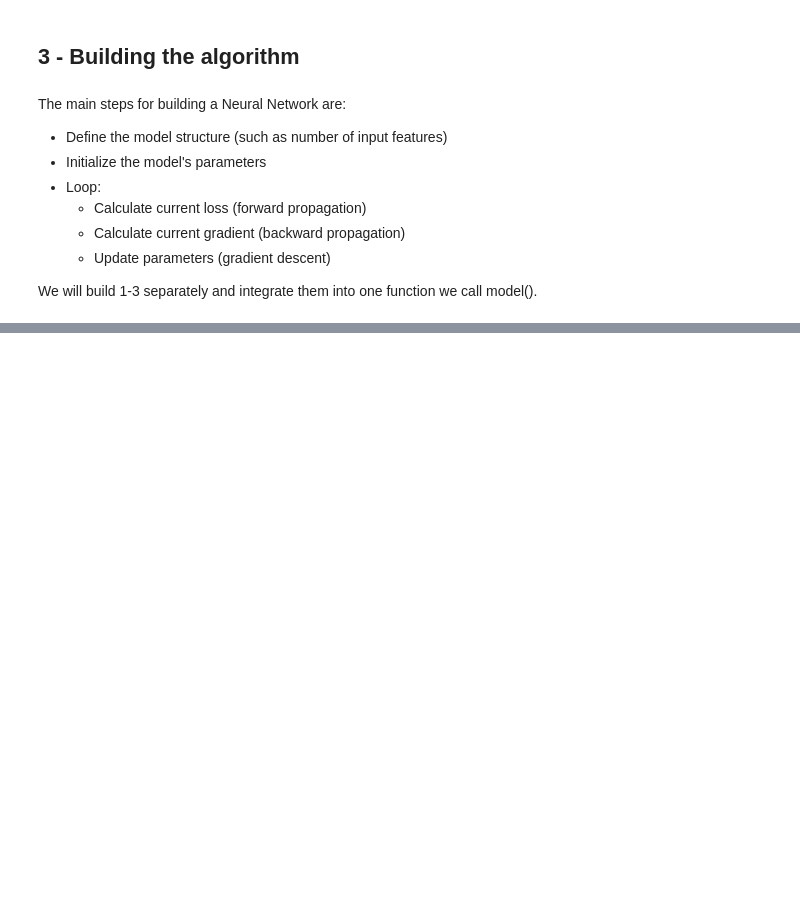
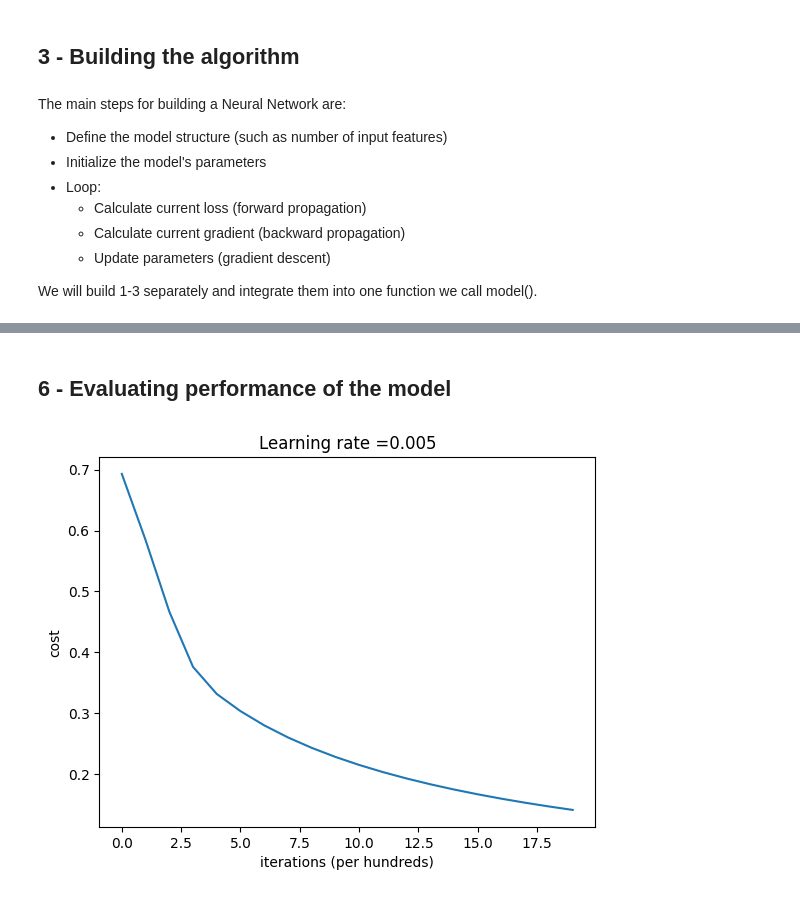
Before and after one commit to porcupinetreeforlife/Neural-Networks-and-Deep-Learning-Week-2-Assignment, a Jupyter notebook: logistic_regression_cat_classifier.ipynb, the cells around one changed output, grey strips where cells are left out. Saved outputs shown, nothing was run; the diff lists cells and outputs as text; code cells hidden in the pictures; blank space fills up the shorter version.

```diff
--- a/logistic_regression_cat_classifier.ipynb
+++ b/logistic_regression_cat_classifier.ipynb
@@ -154,7 +154,7 @@ def sigmoid(z):
 # %%
 # Initialise the parameters
 
-def initialise_with_zeros(dim):
+def initialise_with_zeros (dim):
   """
   Initialise a numpy array of shape (dim, 1) with zeros as its elements
 
@@ -163,7 +163,7 @@ def initialise_with_zeros(dim):
 
   Returns:
   w -- A vector of zeros of shape (dim, 1)
-  b -- A scalar corresponding to the bias term
+  b -- Bias term, a scalar
   """
 
   w = np.zeros((dim, 1))
@@ -193,0 +291,29 @@ def propagate(w, X, b, Y):
+# %%
+def predict (w, b, X):
+  """
+  Predict whether the label is 0 or 1 using learned logistic regression parameters (w, b)
+
+  Arguments:
+  w -- weights, a numpy array of size (num_px * num_px * 3, 1)
+  b -- bias, a scalar
+  X -- data of size (num_px * num_px * 3, number of examples)
+
+  Returns:
+  Y_prediction -- a numpy array (vector) containing all predictions (0/1) for the examples in X
+  """
+  n = X.shape[0]
+  m = X.shape[1]
+  Y_prediction = np.zeros((1, m))
+  w = w.reshape((n, 1))
+
+  A = sigmoid(w.T@X + b)
+  Y_prediction = (A >= 0.5).astype(int)
+
+  assert(Y_prediction.shape == (1, m))
+
+  return Y_prediction
+# %%
+w = np.array([[0.1124579],[0.23106775]])
+b = -0.3
+X = np.array([[1.,-1.1,-3.2],[1.2,2.,0.1]])
+print ("predictions = " + str(predict(w, b, X)))
@@ -193,0 +368,3 @@ def propagate(w, X, b, Y):
+# %%
+d = model(train_set_x, train_set_y, test_set_x, test_set_y, num_iterations = 2000, learning_rate = 0.005, print_cost = False)
+d
@@ -193,0 +391,12 @@ def propagate(w, X, b, Y):
+# %% [markdown]
+## 6 - Evaluating performance of the model
+# %%
+# Plot learning curve (with costs)
+costs = np.squeeze(d['costs'])
+plt.plot(costs)
+plt.ylabel('cost')
+plt.xlabel('iterations (per hundreds)')
+plt.title("Learning rate =" + str(d["learning_rate"]))
+plt.show()
+# %% [output]
+[figure, added]
```
Also changed, not shown: parts of 13 cells of this notebook.
